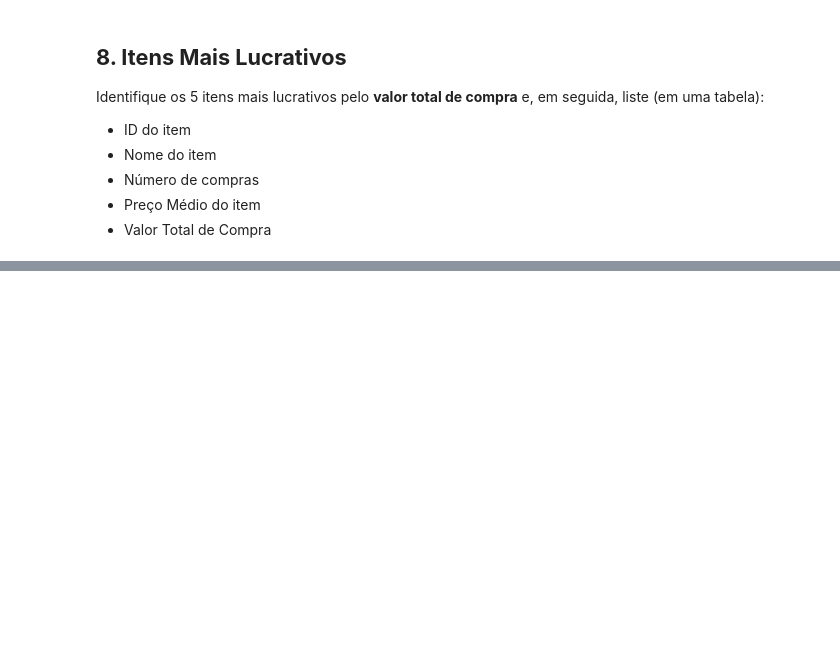
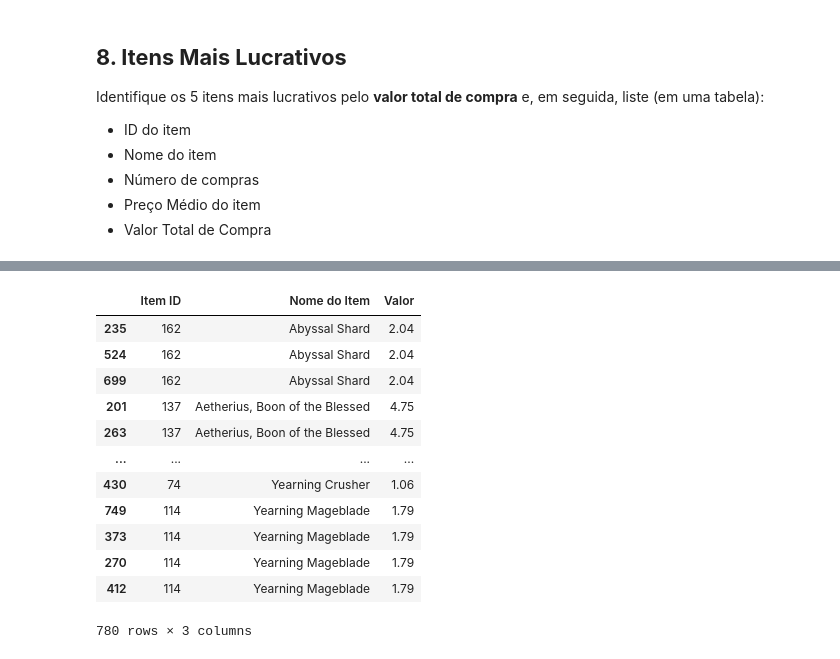
Before and after one commit to ralsouza/python_fundamentos, a Jupyter notebook: src/05_desafio/05_missao05.ipynb, the cells around one changed output, grey strips where cells are left out. Saved outputs shown, nothing was run; the diff lists cells and outputs as text; code cells hidden in the pictures; blank space fills up the shorter version.

```diff
--- a/src/05_desafio/05_missao05.ipynb
+++ b/src/05_desafio/05_missao05.ipynb
@@ -404,0 +395,2 @@ Identifique os 5 itens mais lucrativos pelo **valor total de compra** e, em segu
+# %%
+itens_lucrativos = purchase_file[['Item ID','Nome do Item','Valor']]
@@ -404,0 +426,16 @@ Identifique os 5 itens mais lucrativos pelo **valor total de compra** e, em segu
+# %%
+itens_lucrativos.sort_values('Nome do Item')
+# %% [output]
+|  | Item ID | Nome do Item | Valor |
+| 235 | 162 | Abyssal Shard | 2.04 |
+| 524 | 162 | Abyssal Shard | 2.04 |
+| 699 | 162 | Abyssal Shard | 2.04 |
+| 201 | 137 | Aetherius, Boon of the Blessed | 4.75 |
+| 263 | 137 | Aetherius, Boon of the Blessed | 4.75 |
+| ... | ... | ... | ... |
+| 430 | 74 | Yearning Crusher | 1.06 |
+| 749 | 114 | Yearning Mageblade | 1.79 |
+| 373 | 114 | Yearning Mageblade | 1.79 |
+| 270 | 114 | Yearning Mageblade | 1.79 |
+| 412 | 114 | Yearning Mageblade | 1.79 |
+780 rows × 3 columns
```
Also changed, not shown: parts of 8 cells of this notebook.
